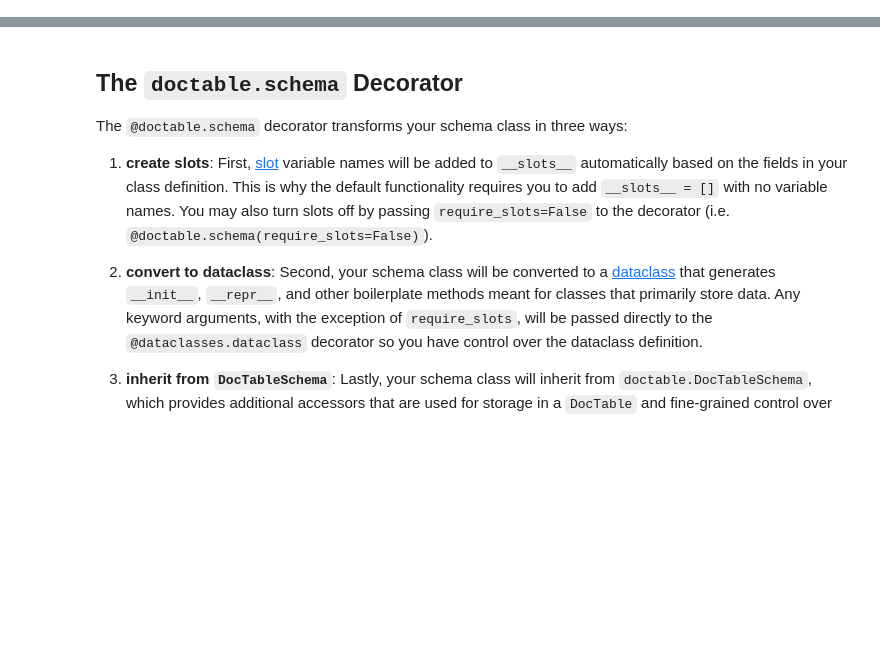
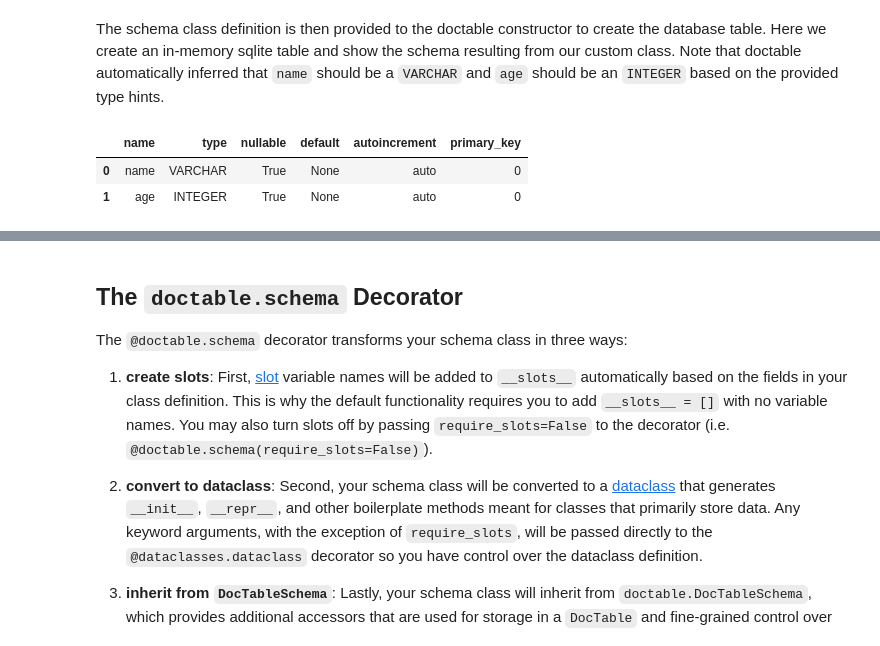
Before and after one commit to devincornell/doctable, a Jupyter notebook: examples/doctable_schema.ipynb, the cells around one changed output, grey strips where cells are left out. Saved outputs shown, nothing was run; the diff lists cells and outputs as text; code cells hidden in the pictures; blank space fills up the shorter version.

```diff
--- a/examples/doctable_schema.ipynb
+++ b/examples/doctable_schema.ipynb
@@ -11,0 +26,10 @@ import doctable
+# %% [markdown]
+The schema class definition is then provided to the doctable constructor to create the database table. Here we create an in-memory sqlite table and show the schema resulting from our custom class. Note that doctable automatically inferred that `name` should be a `VARCHAR` and `age` should be an `INTEGER` based on the provided type hints.
+# %%
+# the schema that would result from this dataclass:
+table = doctable.DocTable(target=':memory:', schema=Record)
+table.schema_table()
+# %% [output]
+|  | name | type | nullable | default | autoincrement | primary_key |
+| 0 | name | VARCHAR | True | None | auto | 0 |
+| 1 | age | INTEGER | True | None | auto | 0 |
```
Also changed, not shown: parts of 17 cells of this notebook, 1 other file.
